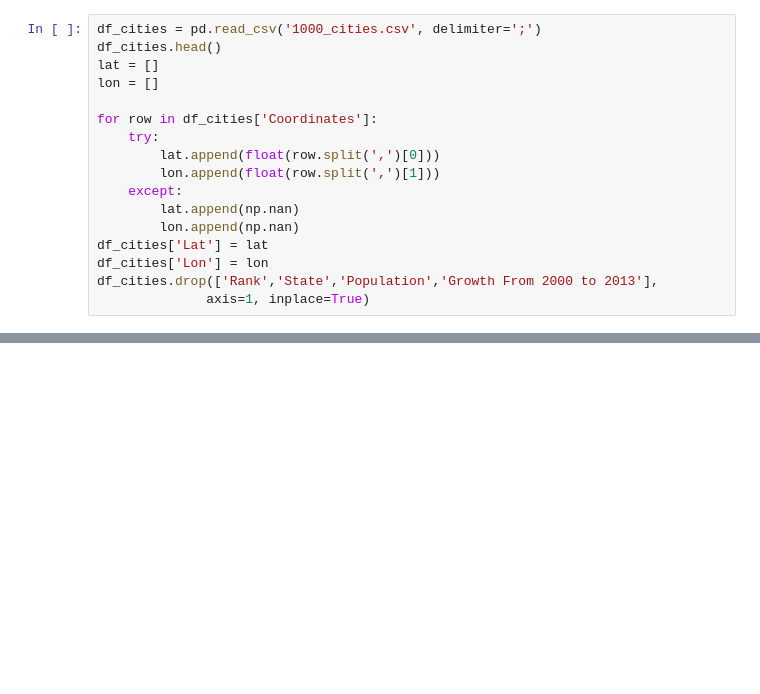
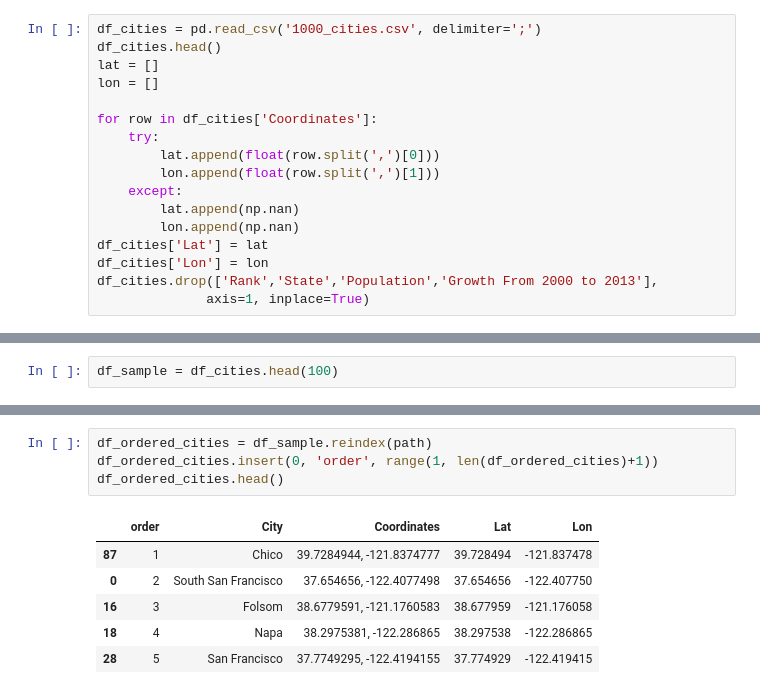
Before and after one commit to ianwesleyarmstrong/ACO, a Jupyter notebook: ACO.ipynb, the cells around one changed output, grey strips where cells are left out. Saved outputs shown, nothing was run; the diff lists cells and outputs as text; blank space fills up the shorter version.

```diff
--- a/ACO.ipynb
+++ b/ACO.ipynb
@@ -105,0 +42,2 @@ print(colony.visibility)
+# %%
+df_sample = df_cities.head(100)
@@ -105,0 +62,11 @@ print(colony.visibility)
+# %%
+df_ordered_cities = df_sample.reindex(path)
+df_ordered_cities.insert(0, 'order', range(1, len(df_ordered_cities)+1))
+df_ordered_cities.head()
+# %% [output]
+|  | order | City | Coordinates | Lat | Lon |
+| 87 | 1 | Chico | 39.7284944, -121.8374777 | 39.728494 | -121.837478 |
+| 0 | 2 | South San Francisco | 37.654656, -122.4077498 | 37.654656 | -122.407750 |
+| 16 | 3 | Folsom | 38.6779591, -121.1760583 | 38.677959 | -121.176058 |
+| 18 | 4 | Napa | 38.2975381, -122.286865 | 38.297538 | -122.286865 |
+| 28 | 5 | San Francisco | 37.7749295, -122.4194155 | 37.774929 | -122.419415 |
```
Also changed, not shown: parts of 15 cells of this notebook, 8 other files.
